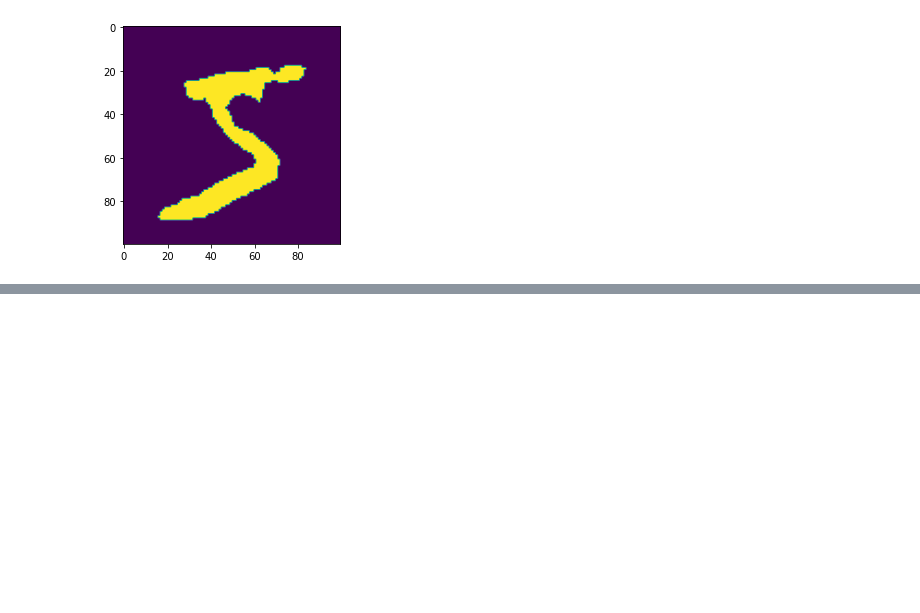
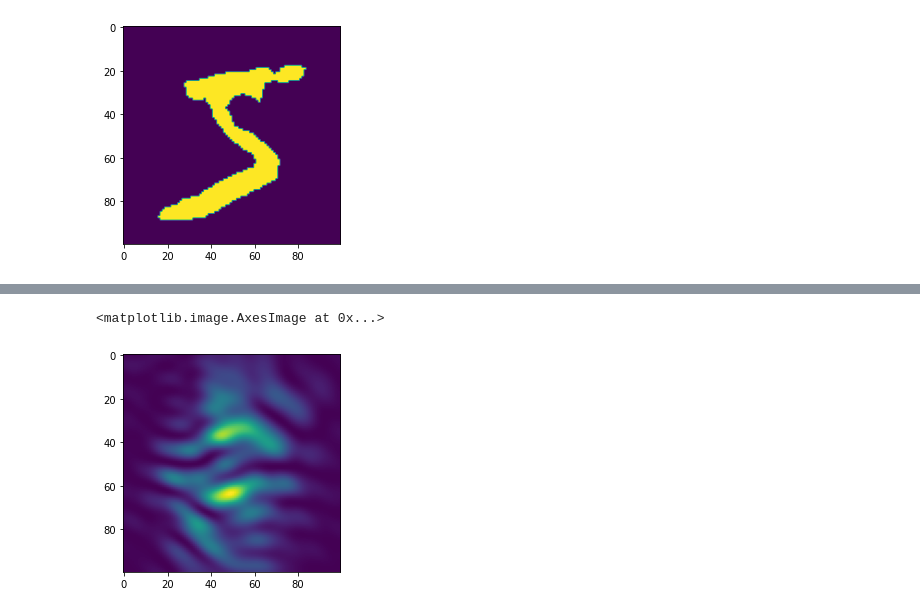
Before and after one commit to fftakumi/MOD2NNQ, a Jupyter notebook: Answer/Q3.ipynb, the cells around one changed output, grey strips where cells are left out. Cells and saved outputs as stored; diff of their text form; code cells hidden in the pictures; blank space fills up the shorter version.

```diff
--- a/Answer/Q3.ipynb
+++ b/Answer/Q3.ipynb
@@ -57,0 +58,21 @@ plt.imshow(np.abs(h.reshape([width, height]))**2/2)
+# %%
+# 別パターン
+data_fuga = data.reshape([-1, 1])
+
+sx = np.linspace(-pix_size*width/2, pix_size*width/2, width)
+sy = np.linspace(-pix_size*height/2, pix_size*height/2, height)
+Sx, Sy = np.meshgrid(sx, sy)
+
+ux = np.linspace(-pix_size*width/2, pix_size*width/2, width)
+uy = np.linspace(-pix_size*height/2, pix_size*height/2, height)
+Ux, Uy = np.meshgrid(ux, uy)
+
+dX = Sx.reshape([1,-1]) - Ux.reshape([-1, 1])
+dY = Sy.reshape([1,-1]) - Uy.reshape([-1, 1])
+R = np.sqrt(dX**2 + dY**2 + z**2)
+H = 1/(2*np.pi) * z/R * (1/R-1.0j*k) * np.exp(1.0j*k*R)/R
+h = H @ data_fuga
+plt.imshow(np.abs(h.reshape([width, height]))**2/2)
+# %% [output]
+<matplotlib.image.AxesImage at 0x...>
+[figure, added]
```
Also changed, not shown: parts of 3 cells of this notebook, 1 other file.
